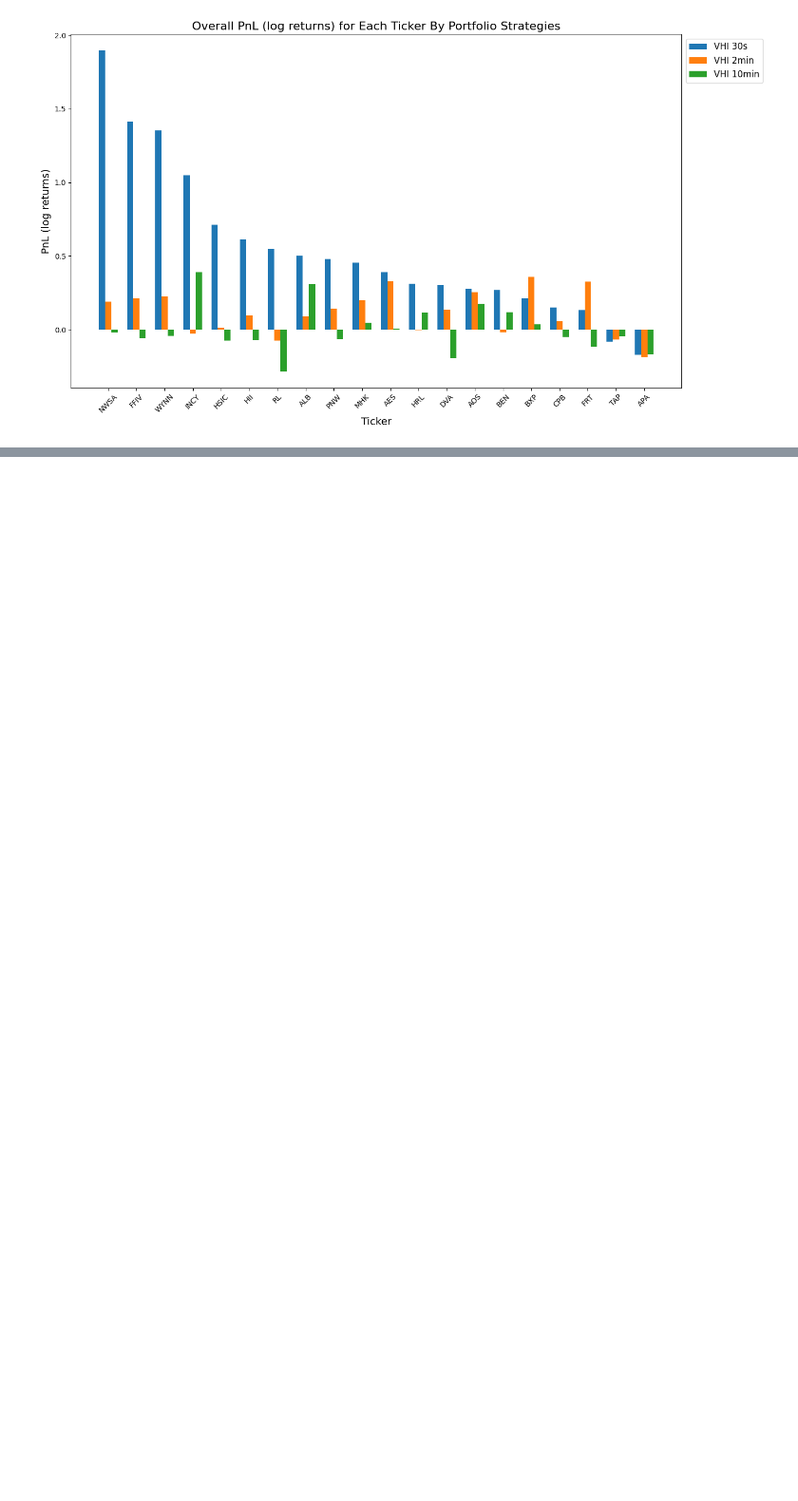
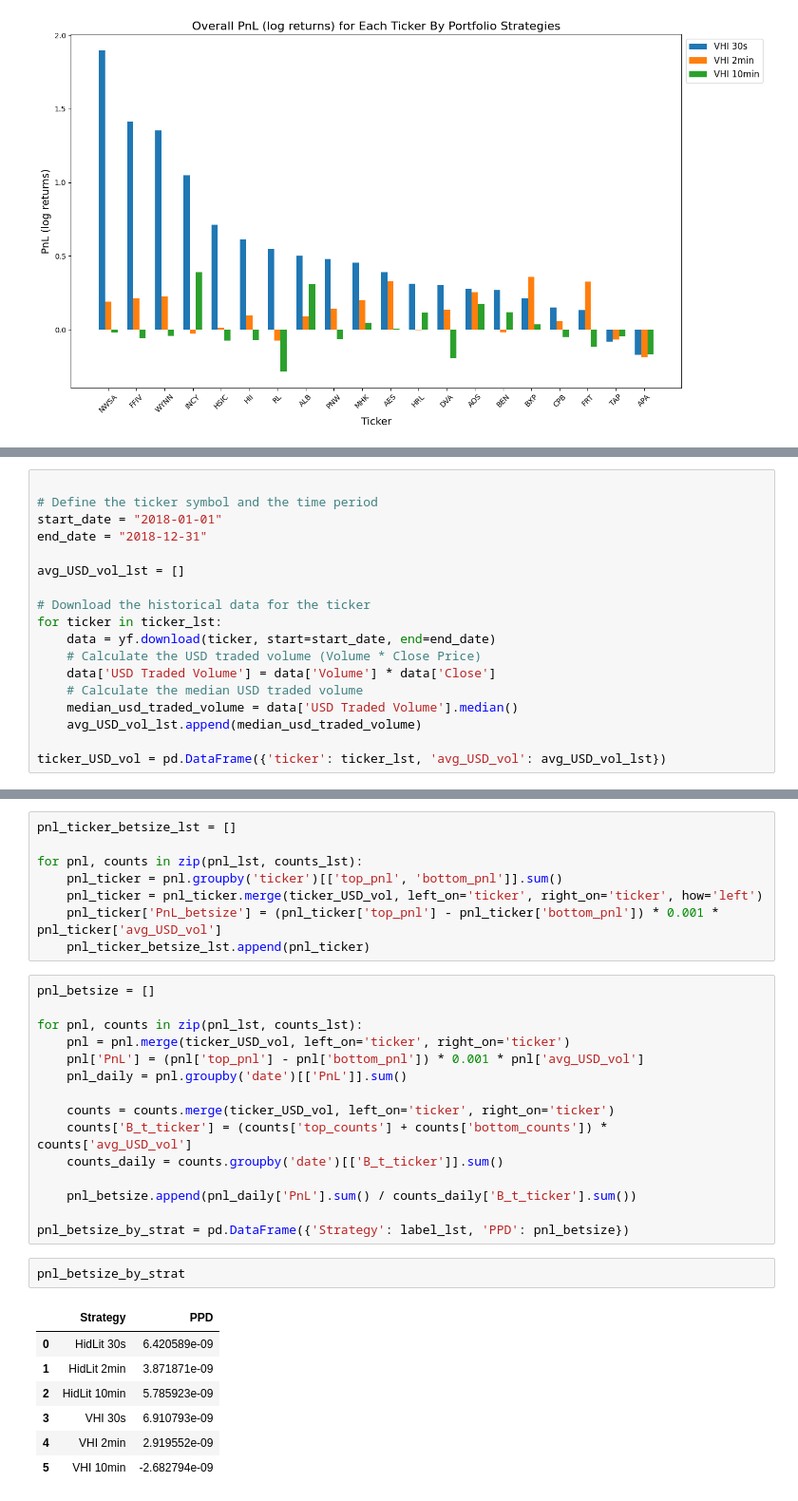
Before and after one commit to JingHui-Tan/dissertation-iceberg, a Jupyter notebook: portfolio_strategy_statistics.ipynb, the cells around one changed output, grey strips where cells are left out. Shown at 95% size. Saved outputs shown, nothing was run; the diff lists cells and outputs as text; blank space fills up the shorter version.

Commit message:
Update strategy statistics analysis

```diff
--- a/portfolio_strategy_statistics.ipynb
+++ b/portfolio_strategy_statistics.ipynb
@@ -257,0 +265,18 @@ plt.show()
+# %%
+
+# Define the ticker symbol and the time period
+start_date = "2018-01-01"
+end_date = "2018-12-31"
+
+avg_USD_vol_lst = []
+
+# Download the historical data for the ticker
+for ticker in ticker_lst:
+    data = yf.download(ticker, start=start_date, end=end_date)
+    # Calculate the USD traded volume (Volume * Close Price)
+    data['USD Traded Volume'] = data['Volume'] * data['Close']
+    # Calculate the median USD traded volume
+    median_usd_traded_volume = data['USD Traded Volume'].median()
+    avg_USD_vol_lst.append(median_usd_traded_volume)
+
+ticker_USD_vol = pd.DataFrame({'ticker': ticker_lst, 'avg_USD_vol': avg_USD_vol_lst})
@@ -257,0 +322,33 @@ plt.show()
+# %%
+pnl_ticker_betsize_lst = []
+
+for pnl, counts in zip(pnl_lst, counts_lst):
+    pnl_ticker = pnl.groupby('ticker')[['top_pnl', 'bottom_pnl']].sum()
+    pnl_ticker = pnl_ticker.merge(ticker_USD_vol, left_on='ticker', right_on='ticker', how='left')
+    pnl_ticker['PnL_betsize'] = (pnl_ticker['top_pnl'] - pnl_ticker['bottom_pnl']) * 0.001 * pnl_ticker['avg_USD_vol']
+    pnl_ticker_betsize_lst.append(pnl_ticker)
+# %%
+pnl_betsize = []
+
+for pnl, counts in zip(pnl_lst, counts_lst):
+    pnl = pnl.merge(ticker_USD_vol, left_on='ticker', right_on='ticker')
+    pnl['PnL'] = (pnl['top_pnl'] - pnl['bottom_pnl']) * 0.001 * pnl['avg_USD_vol']
+    pnl_daily = pnl.groupby('date')[['PnL']].sum()
+
+    counts = counts.merge(ticker_USD_vol, left_on='ticker', right_on='ticker')
+    counts['B_t_ticker'] = (counts['top_counts'] + counts['bottom_counts']) * counts['avg_USD_vol']
+    counts_daily = counts.groupby('date')[['B_t_ticker']].sum()
+
+    pnl_betsize.append(pnl_daily['PnL'].sum() / counts_daily['B_t_ticker'].sum())
+
+pnl_betsize_by_strat = pd.DataFrame({'Strategy': label_lst, 'PPD': pnl_betsize})
+# %%
+pnl_betsize_by_strat
+# %% [output]
+|  | Strategy | PPD |
+| 0 | HidLit 30s | 6.420589e-09 |
+| 1 | HidLit 2min | 3.871871e-09 |
+| 2 | HidLit 10min | 5.785923e-09 |
+| 3 | VHI 30s | 6.910793e-09 |
+| 4 | VHI 2min | 2.919552e-09 |
+| 5 | VHI 10min | -2.682794e-09 |
```
Also changed, not shown: parts of 6 cells of this notebook, 1 other file.
